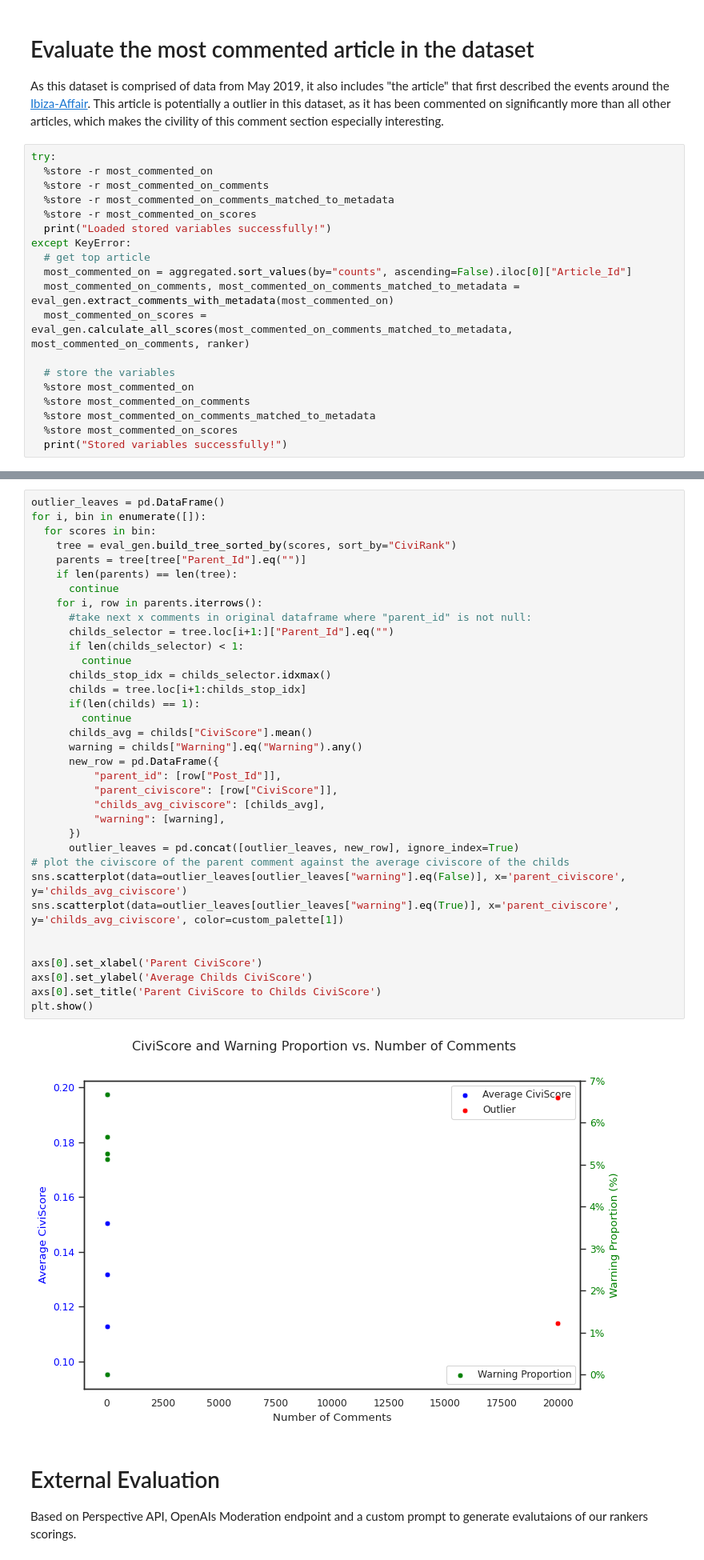
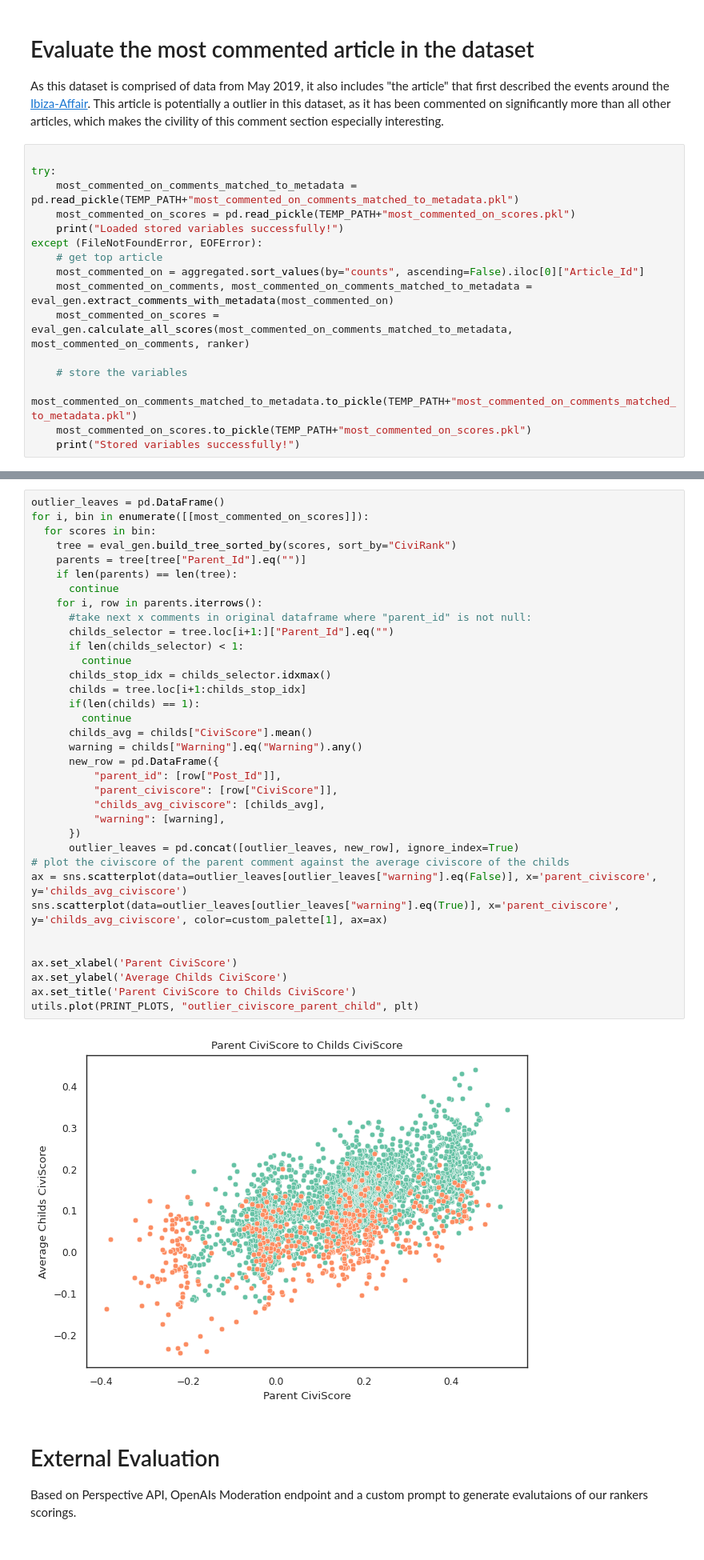
Before and after one commit to lorenzprattes/CiviRank, a Jupyter notebook: evaluation/evaluation.ipynb, the cells around one changed output, grey strips where cells are left out. Shown at 80% size. Cells and saved outputs as stored; diff of their text form.

Commit message:
Update Eval

```diff
--- a/evaluation/evaluation.ipynb
+++ b/evaluation/evaluation.ipynb
@@ -498,22 +543,19 @@ plt.show()
 # Evaluate the most commented article in the dataset
 As this dataset is comprised of data from May 2019, it also includes "the article" that first described the events around the [Ibiza-Affair](https://en.wikipedia.org/wiki/Ibiza_affair). This article is potentially a outlier in this dataset, as it has been commented on significantly more than all other articles, which makes the civility of this comment section especially interesting.
 # %%
+
 try:
-  %store -r most_commented_on
-  %store -r most_commented_on_comments
-  %store -r most_commented_on_comments_matched_to_metadata
-  %store -r most_commented_on_scores
-  print("Loaded stored variables successfully!")
-except KeyError:
-  # get top article
-  most_commented_on = aggregated.sort_values(by="counts", ascending=False).iloc[0]["Article_Id"]
-  most_commented_on_comments, most_commented_on_comments_matched_to_metadata = eval_gen.extract_comments_with_metadata(most_commented_on)
-  most_commented_on_scores = eval_gen.calculate_all_scores(most_commented_on_comments_matched_to_metadata, most_commented_on_comments, ranker)
+    most_commented_on_comments_matched_to_metadata = pd.read_pickle(TEMP_PATH+"most_commented_on_comments_matched_to_metadata.pkl")
+    most_commented_on_scores = pd.read_pickle(TEMP_PATH+"most_commented_on_scores.pkl")
+    print("Loaded stored variables successfully!")
+except (FileNotFoundError, EOFError):
+    # get top article
+    most_commented_on = aggregated.sort_values(by="counts", ascending=False).iloc[0]["Article_Id"]
+    most_commented_on_comments, most_commented_on_comments_matched_to_metadata = eval_gen.extract_comments_with_metadata(most_commented_on)
+    most_commented_on_scores = eval_gen.calculate_all_scores(most_commented_on_comments_matched_to_metadata, most_commented_on_comments, ranker)
 
-  # store the variables
-  %store most_commented_on
-  %store most_commented_on_comments
-  %store most_commented_on_comments_matched_to_metadata
-  %store most_commented_on_scores
-  print("Stored variables successfully!")
+    # store the variables
+    most_commented_on_comments_matched_to_metadata.to_pickle(TEMP_PATH+"most_commented_on_comments_matched_to_metadata.pkl")
+    most_commented_on_scores.to_pickle(TEMP_PATH+"most_commented_on_scores.pkl")
+    print("Stored variables successfully!")
 # %% [output]
@@ -556,40 +594,40 @@ The average CiviScore of the most commented on article is:  0.09464250645030857
 # %%
 outlier_leaves = pd.DataFrame()
-for i, bin in enumerate([]):
+for i, bin in enumerate([[most_commented_on_scores]]):
   for scores in bin:
     tree = eval_gen.build_tree_sorted_by(scores, sort_by="CiviRank")
     parents = tree[tree["Parent_Id"].eq("")]
     if len(parents) == len(tree):
       continue
     for i, row in parents.iterrows():
       #take next x comments in original dataframe where "parent_id" is not null:
       childs_selector = tree.loc[i+1:]["Parent_Id"].eq("")
       if len(childs_selector) < 1:
         continue
       childs_stop_idx = childs_selector.idxmax()
       childs = tree.loc[i+1:childs_stop_idx]
       if(len(childs) == 1):
         continue
       childs_avg = childs["CiviScore"].mean()
       warning = childs["Warning"].eq("Warning").any()
       new_row = pd.DataFrame({
           "parent_id": [row["Post_Id"]],
           "parent_civiscore": [row["CiviScore"]],
           "childs_avg_civiscore": [childs_avg],
           "warning": [warning],
       })
       outlier_leaves = pd.concat([outlier_leaves, new_row], ignore_index=True)
 # plot the civiscore of the parent comment against the average civiscore of the childs
-sns.scatterplot(data=outlier_leaves[outlier_leaves["warning"].eq(False)], x='parent_civiscore', y='childs_avg_civiscore')
-sns.scatterplot(data=outlier_leaves[outlier_leaves["warning"].eq(True)], x='parent_civiscore', y='childs_avg_civiscore', color=custom_palette[1])
+ax = sns.scatterplot(data=outlier_leaves[outlier_leaves["warning"].eq(False)], x='parent_civiscore', y='childs_avg_civiscore')
+sns.scatterplot(data=outlier_leaves[outlier_leaves["warning"].eq(True)], x='parent_civiscore', y='childs_avg_civiscore', color=custom_palette[1], ax=ax)
 
 
-axs[0].set_xlabel('Parent CiviScore')
-axs[0].set_ylabel('Average Childs CiviScore')
-axs[0].set_title('Parent CiviScore to Childs CiviScore')
-plt.show()
+ax.set_xlabel('Parent CiviScore')
+ax.set_ylabel('Average Childs CiviScore')
+ax.set_title('Parent CiviScore to Childs CiviScore')
+utils.plot(PRINT_PLOTS, "outlier_civiscore_parent_child", plt)
 # %% [output]
-[figure, old version]
+[figure, new version]
 # %% [markdown]
 # External Evaluation
 Based on Perspective API, OpenAIs Moderation endpoint and a custom prompt to generate evalutaions of our rankers scorings.
```
Also changed, not shown: parts of 22 cells of this notebook, 18 other files.
